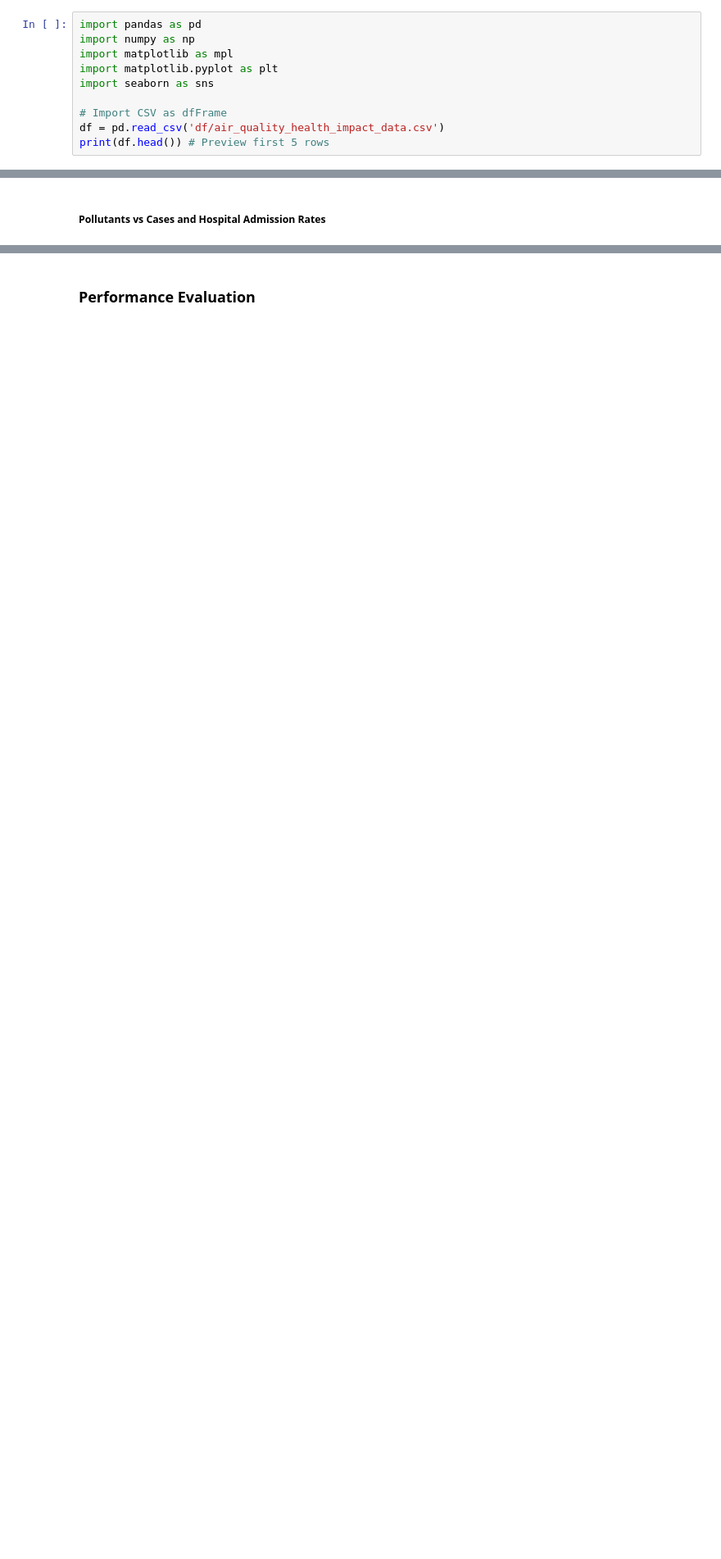
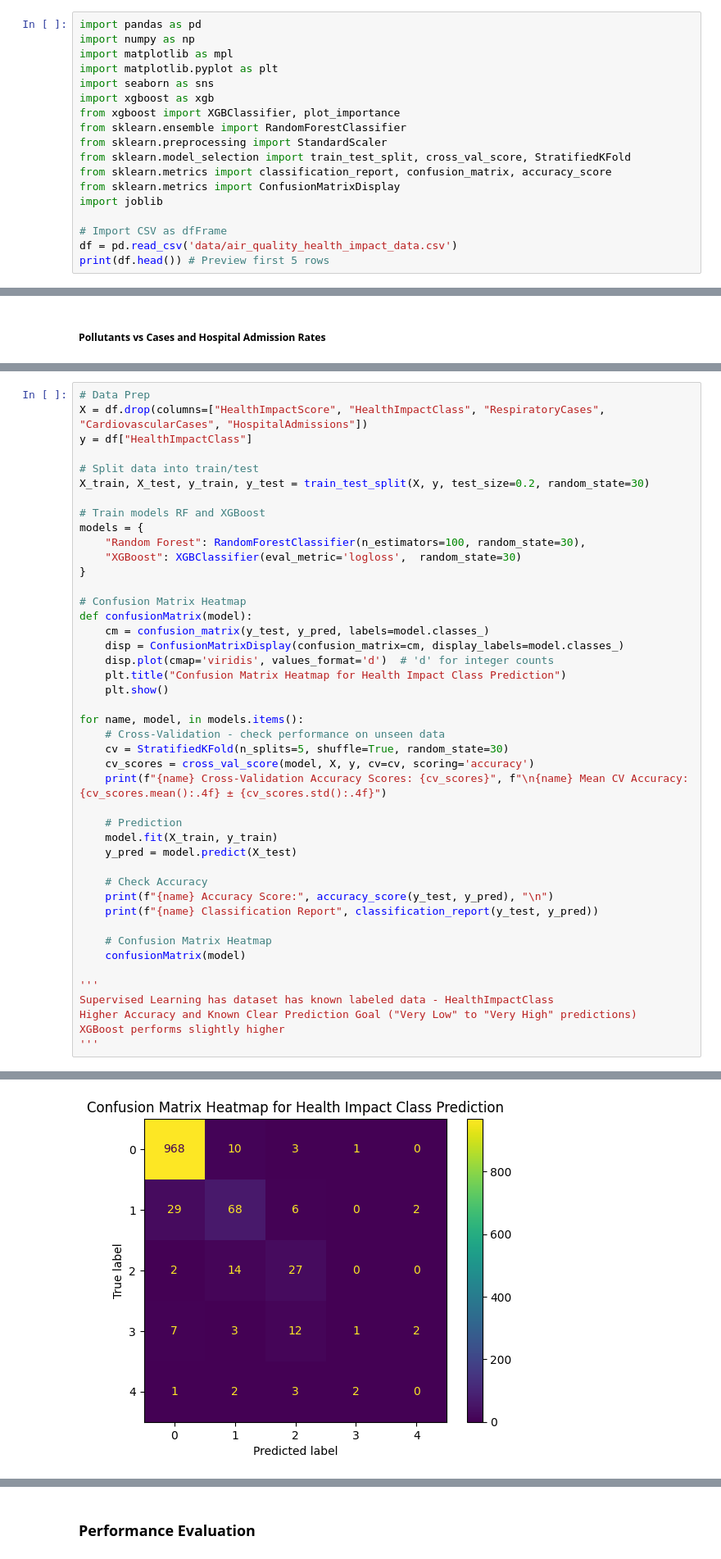
Before and after one commit to evaktar/HealthImpactClassification, a Jupyter notebook: health_impact_classification.ipynb, the cells around one changed output, grey strips where cells are left out. Shown: that part at 82% size. Saved outputs shown, nothing was run; the diff lists cells and outputs as text; blank space fills up the shorter version.

Commit message:
test and evaluation of models

```diff
--- a/health_impact_classification.ipynb
+++ b/health_impact_classification.ipynb
@@ -41,9 +41,17 @@ import numpy as np
 import matplotlib as mpl
 import matplotlib.pyplot as plt
 import seaborn as sns
+import xgboost as xgb
+from xgboost import XGBClassifier, plot_importance
+from sklearn.ensemble import RandomForestClassifier
+from sklearn.preprocessing import StandardScaler
+from sklearn.model_selection import train_test_split, cross_val_score, StratifiedKFold
+from sklearn.metrics import classification_report, confusion_matrix, accuracy_score
+from sklearn.metrics import ConfusionMatrixDisplay
+import joblib
 
 # Import CSV as dfFrame
-df = pd.read_csv('df/air_quality_health_impact_data.csv')
+df = pd.read_csv('data/air_quality_health_impact_data.csv')
 print(df.head()) # Preview first 5 rows
 # %%
 # Dataset Size and Structure
@@ -219,0 +266,45 @@ polutant_correlations("HospitalAdmissions")
+# %%
+# Data Prep
+X = df.drop(columns=["HealthImpactScore", "HealthImpactClass", "RespiratoryCases", "CardiovascularCases", "HospitalAdmissions"])
+y = df["HealthImpactClass"]
+
+# Split data into train/test
+X_train, X_test, y_train, y_test = train_test_split(X, y, test_size=0.2, random_state=30)
+
+# Train models RF and XGBoost
+models = {
+    "Random Forest": RandomForestClassifier(n_estimators=100, random_state=30),
+    "XGBoost": XGBClassifier(eval_metric='logloss',  random_state=30)
+}
+
+# Confusion Matrix Heatmap
+def confusionMatrix(model):
+    cm = confusion_matrix(y_test, y_pred, labels=model.classes_)
+    disp = ConfusionMatrixDisplay(confusion_matrix=cm, display_labels=model.classes_)
+    disp.plot(cmap='viridis', values_format='d')  # 'd' for integer counts
+    plt.title("Confusion Matrix Heatmap for Health Impact Class Prediction")
+    plt.show()
+
+for name, model, in models.items():
+    # Cross-Validation - check performance on unseen data
+    cv = StratifiedKFold(n_splits=5, shuffle=True, random_state=30)
+    cv_scores = cross_val_score(model, X, y, cv=cv, scoring='accuracy')
+    print(f"{name} Cross-Validation Accuracy Scores: {cv_scores}", f"\n{name} Mean CV Accuracy: {cv_scores.mean():.4f} ± {cv_scores.std():.4f}")
+
+    # Prediction
+    model.fit(X_train, y_train)
+    y_pred = model.predict(X_test)
+
+    # Check Accuracy
+    print(f"{name} Accuracy Score:", accuracy_score(y_test, y_pred), "\n")
+    print(f"{name} Classification Report", classification_report(y_test, y_pred))
+
+    # Confusion Matrix Heatmap
+    confusionMatrix(model)
+
+'''
+Supervised Learning has dataset has known labeled data - HealthImpactClass
+Higher Accuracy and Known Clear Prediction Goal ("Very Low" to "Very High" predictions)
+XGBoost performs slightly higher
+'''
+# %% [output]
@@ -219,0 +326 @@ polutant_correlations("HospitalAdmissions")
+[figure, added]
```
Also changed, not shown: parts of 16 cells of this notebook.
